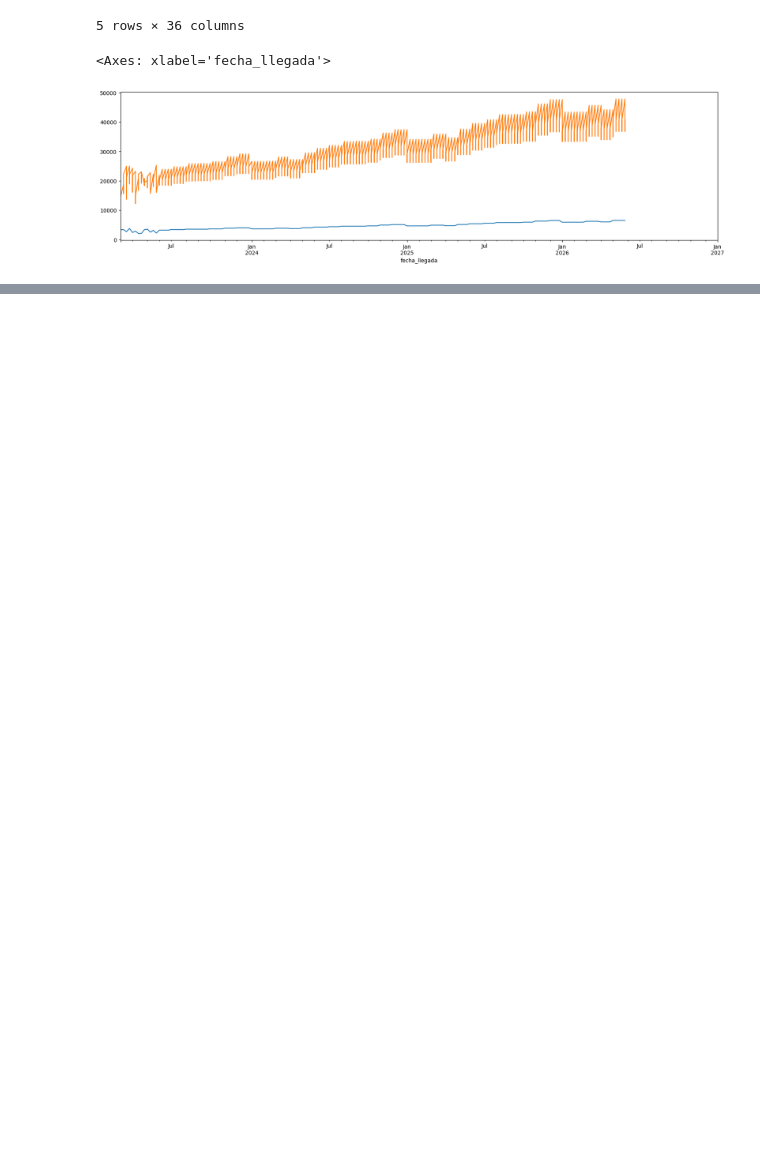
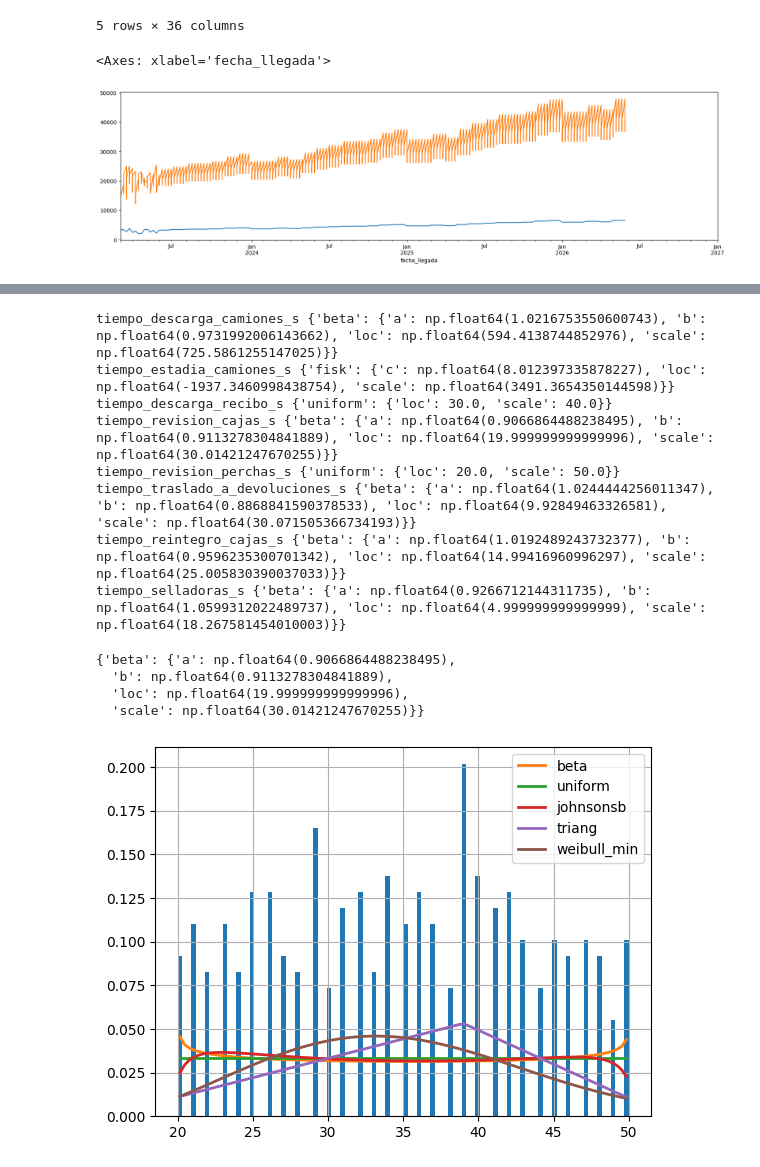
Before and after one commit to alvaro-limon/ml_forecasting_tests, a Jupyter notebook: sd_competencia_demanda_2.ipynb, the cells around one changed output, grey strips where cells are left out. Saved outputs shown, nothing was run; the diff lists cells and outputs as text; code cells hidden in the pictures; blank space fills up the shorter version.

```diff
--- a/sd_competencia_demanda_2.ipynb
+++ b/sd_competencia_demanda_2.ipynb
@@ -350,7 +409,5 @@ df_dsts_regular.to_csv('./data/sd_competencia/sd_competencia_dists_nom_prod_regu
 # %%
-# Get distributions for each nombre_producto and month peaks
-
-# CHECAR LO DE LOS MESES ---------------------------------------------------------------------------------------------------------------
+# Get distributions for each nombre_producto and month regular
 
 # Getting start date for forecasting and date range
 series_order_months = pd.date_range(start='2023-03-01', end='2026-12-31', freq='MS')
@@ -365,27 +422,48 @@ for nom_prod in df_nom_prod_peaks.columns:
 
     for i, month in enumerate(series_order_months.values):
         # Filter data for the current nombre_producto and month
-        data = df_nom_prod_peaks[nom_prod][(df_nom_prod_peaks.index >= month) & (df_nom_prod_peaks.index < month + MonthEnd(0))].dropna()
+        data_regular = df_nom_prod_regular[nom_prod][(df_nom_prod_regular.index >= month) & (df_nom_prod_regular.index < month + MonthEnd(0))].dropna().mean()
+        data = df_nom_prod_peaks[nom_prod][(df_nom_prod_peaks.index >= month) & (df_nom_prod_peaks.index < month + MonthEnd(0))].dropna().mean()
 
-        if not data.empty:  # Ensure there's data to fit
-            f = fitter.Fitter(data, distributions=flexsim_distributions)
-            f.fit()
-
-            # Get the best distribution and its parameters
-            best = f.get_best(method='sumsquare_error')
-
-            # Extract the name of the distribution and its parameter values
-            dist_name = list(best.keys())[0]
-            parameter_values = list(best.values())[0].values()
-
-            # Combine the distribution name and its parameters into a single list
-            dict_best_dists_nombre_prod[nom_prod][series_order_months[i]] = [dict_flexsim_distributions[dist_name]] + list(parameter_values)
+        if not pd.isna(data) and not pd.isna(data_regular) and data_regular != 0:
+            dict_best_dists_nombre_prod[nom_prod][series_order_months[i]] = round(data/data_regular,4)
         else:
             # If there's no data for the month, store None
-            dict_best_dists_nombre_prod[nom_prod][series_order_months[i]] = None
+            dict_best_dists_nombre_prod[nom_prod][series_order_months[i]] = 0
 
 # Convert the nested dictionary into a DataFrame
-df_dsts_regular = pd.DataFrame.from_dict({k: pd.Series(v) for k, v in dict_best_dists_nombre_prod.items()})
+df_dsts_peaks = pd.DataFrame.from_dict({k: pd.Series(v) for k, v in dict_best_dists_nombre_prod.items()})
 
 # Save the DataFrame to a CSV file
-df_dsts_regular.to_csv('./data/sd_competencia/sd_competencia_dists_nom_prod_peaks.csv', encoding='utf-8-sig')
+df_dsts_peaks.to_csv('./data/sd_competencia/sd_competencia_dists_nom_prod_peaks.csv', encoding='utf-8-sig')
+# %%
+df_tiempos = pd.read_csv('./data/sd_competencia/sd_competencia_tiempos.csv')
+
+for i, col in enumerate(df_tiempos):
+    data = pd.to_numeric(df_tiempos[col]).dropna()
+    f = fitter.Fitter(data, distributions=flexsim_distributions)
+    f.fit()
+
+    # Get the best distribution and its parameters
+    print(col, f.get_best(method='sumsquare_error'))
+
+data = pd.to_numeric(df_tiempos['tiempo_revision_cajas_s']).dropna()
+f = fitter.Fitter(data, distributions=flexsim_distributions)
+f.fit()
+f.summary()
+
+f.get_best(method='sumsquare_error')
+# %% [output]
+tiempo_descarga_camiones_s {'beta': {'a': np.float64(1.0216753550600743), 'b': np.float64(0.9731992006143662), 'loc': np.float64(594.4138744852976), 'scale': np.float64(725.5861255147025)}}
+tiempo_estadia_camiones_s {'fisk': {'c': np.float64(8.012397335878227), 'loc': np.float64(-1937.3460998438754), 'scale': np.float64(3491.3654350144598)}}
+tiempo_descarga_recibo_s {'uniform': {'loc': 30.0, 'scale': 40.0}}
+tiempo_revision_cajas_s {'beta': {'a': np.float64(0.9066864488238495), 'b': np.float64(0.9113278304841889), 'loc': np.float64(19.999999999999996), 'scale': np.float64(30.01421247670255)}}
+tiempo_revision_perchas_s {'uniform': {'loc': 20.0, 'scale': 50.0}}
+tiempo_traslado_a_devoluciones_s {'beta': {'a': np.float64(1.0244444256011347), 'b': np.float64(0.8868841590378533), 'loc': np.float64(9.92849463326581), 'scale': np.float64(30.071505366734193)}}
+tiempo_reintegro_cajas_s {'beta': {'a': np.float64(1.0192489243732377), 'b': np.float64(0.9596235300701342), 'loc': np.float64(14.99416960996297), 'scale': np.float64(25.005830390037033)}}
+tiempo_selladoras_s {'beta': {'a': np.float64(0.9266712144311735), 'b': np.float64(1.0599312022489737), 'loc': np.float64(4.999999999999999), 'scale': np.float64(18.267581454010003)}}
+{'beta': {'a': np.float64(0.9066864488238495),
+  'b': np.float64(0.9113278304841889),
+  'loc': np.float64(19.999999999999996),
+  'scale': np.float64(30.01421247670255)}}
+[figure, added]
```
Also changed, not shown: parts of 4 cells of this notebook, 1 other file.
